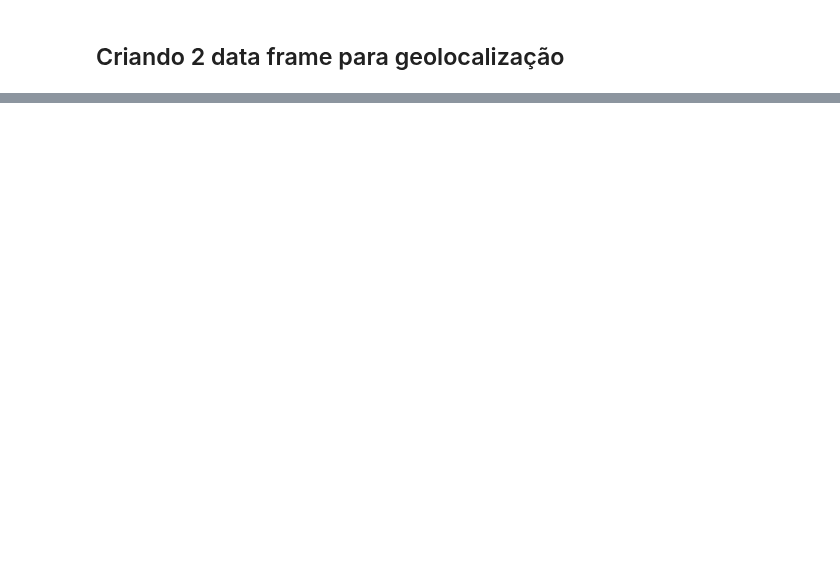
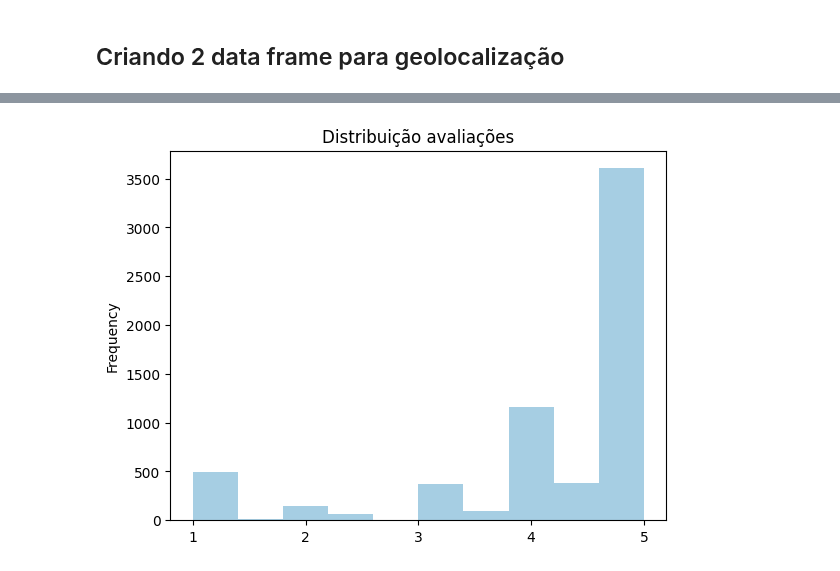
Before and after one commit to claudiagarcia0204/Projeto-Final---Olist, a Jupyter notebook: Limpeza Claudia.ipynb, the cells around one changed output, grey strips where cells are left out. Saved outputs shown, nothing was run; the diff lists cells and outputs as text; code cells hidden in the pictures; blank space fills up the shorter version.

```diff
--- a/Limpeza Claudia.ipynb
+++ b/Limpeza Claudia.ipynb
@@ -820,0 +556,6 @@ df6['product_category_name'].replace(['Ideal','Premium','Good','Very Good','Fair
+# %%
+categ_vendedor['score'].plot.hist(title='Distribuição avaliações',cmap='Paired')
+plt.xticks([1,2,3,4,5])
+plt.show()
+# %% [output]
+[figure, added]
```
Also changed, not shown: parts of 83 cells of this notebook, 6 other files.
